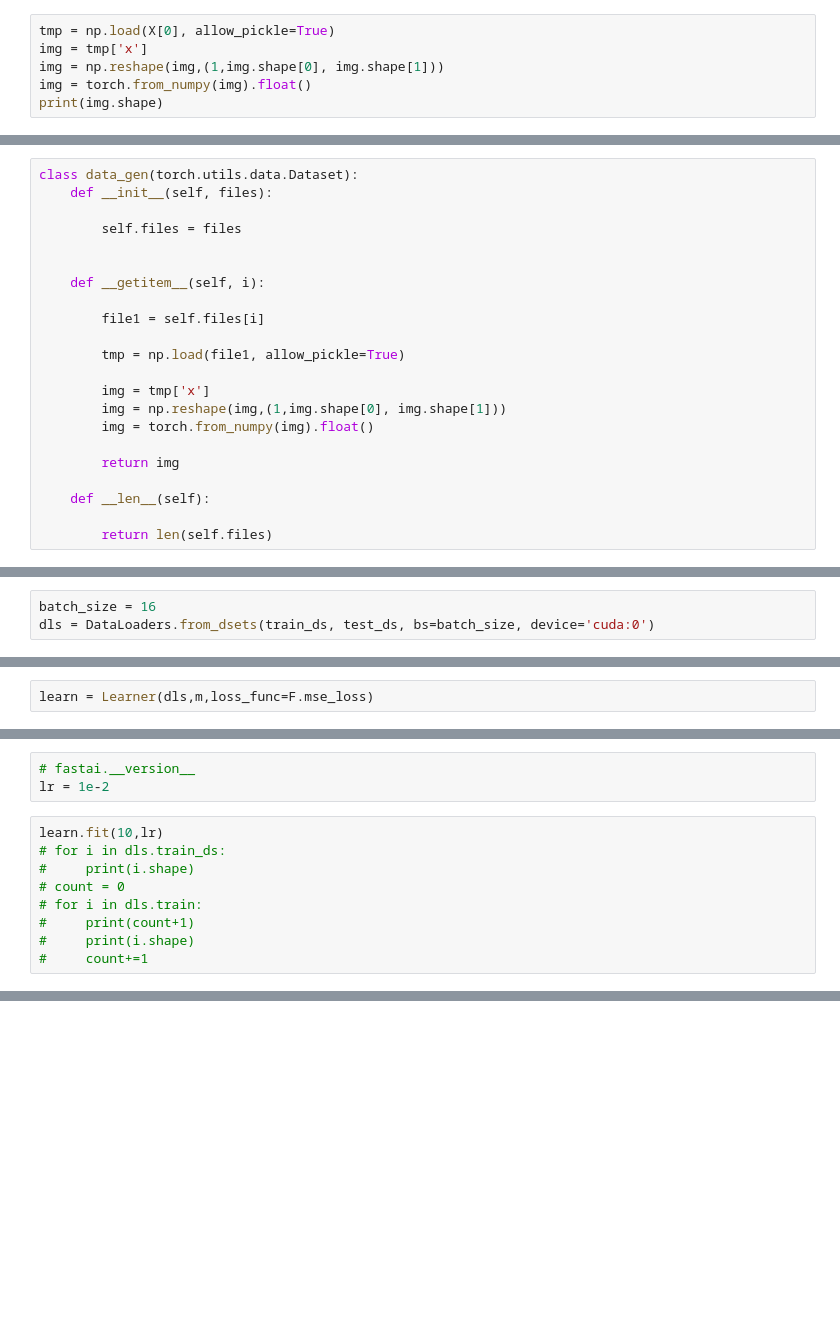
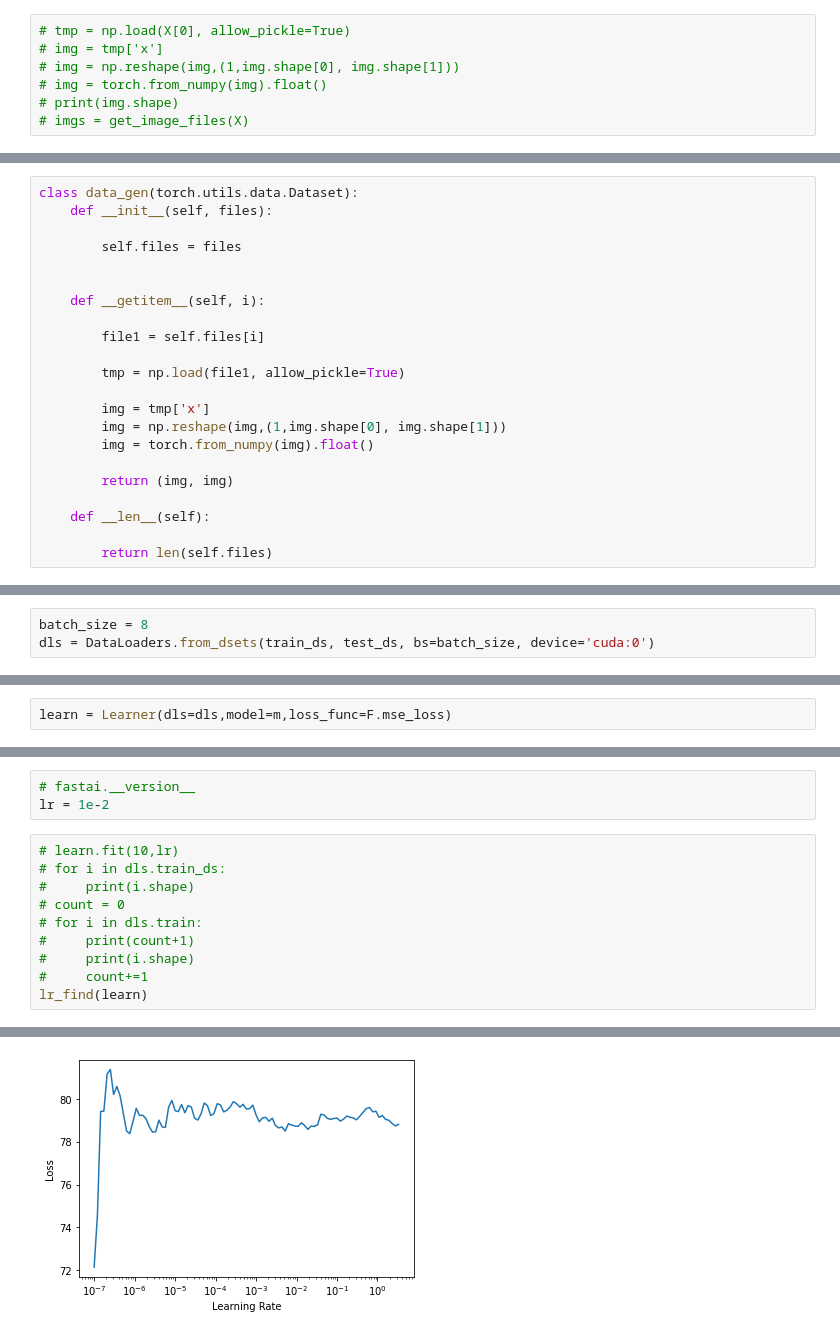
Before and after one commit to Flock1/solar, a Jupyter notebook: fastai.ipynb, the cells around one changed output, grey strips where cells are left out. Cells and saved outputs as stored; diff of their text form; blank space fills up the shorter version.

```diff
--- a/fastai.ipynb
+++ b/fastai.ipynb
@@ -52,8 +56,9 @@ df = pd.read_csv('output.csv', error_bad_lines=False)
 # %%
 X = list(df['image'])
 # %%
-tmp = np.load(X[0], allow_pickle=True)
-img = tmp['x']
-img = np.reshape(img,(1,img.shape[0], img.shape[1]))
-img = torch.from_numpy(img).float()
-print(img.shape)
+# tmp = np.load(X[0], allow_pickle=True)
+# img = tmp['x']
+# img = np.reshape(img,(1,img.shape[0], img.shape[1]))
+# img = torch.from_numpy(img).float()
+# print(img.shape)
+# imgs = get_image_files(X)
@@ -82,7 +88,7 @@ class data_gen(torch.utils.data.Dataset):
         img = np.reshape(img,(1,img.shape[0], img.shape[1]))
         img = torch.from_numpy(img).float()
 
-        return img
+        return (img, img)
 
     def __len__(self):
 
@@ -91,6 +97,6 @@ class data_gen(torch.utils.data.Dataset):
 train_ds = data_gen(X_train)
 test_ds = data_gen(X_test)
 # %%
-batch_size = 16
+batch_size = 8
 dls = DataLoaders.from_dsets(train_ds, test_ds, bs=batch_size, device='cuda:0')
 # %%
@@ -227,4 +202,4 @@ RuntimeError: CUDA out of memory. Tried to allocate 512.00 MiB (GPU 0; 7.79 GiB
 # %%
-learn = Learner(dls,m,loss_func=F.mse_loss)
+learn = Learner(dls=dls,model=m,loss_func=F.mse_loss)
 # %%
 # learn.final_record
@@ -232,7 +228,7 @@ learn = Learner(dls,m,loss_func=F.mse_loss)
 # fastai.__version__
 lr = 1e-2
 # %%
-learn.fit(10,lr)
+# learn.fit(10,lr)
 # for i in dls.train_ds:
 #     print(i.shape)
 # count = 0
@@ -240,4 +236,5 @@ learn.fit(10,lr)
 #     print(count+1)
 #     print(i.shape)
 #     count+=1
+lr_find(learn)
 # %% [output]
@@ -245,0 +243 @@ RuntimeError: Expected 4-dimensional input for 4-dimensional weight [64, 1, 7, 7
+[figure, added]
```
Also changed, not shown: parts of 27 cells of this notebook, 2 other files.
